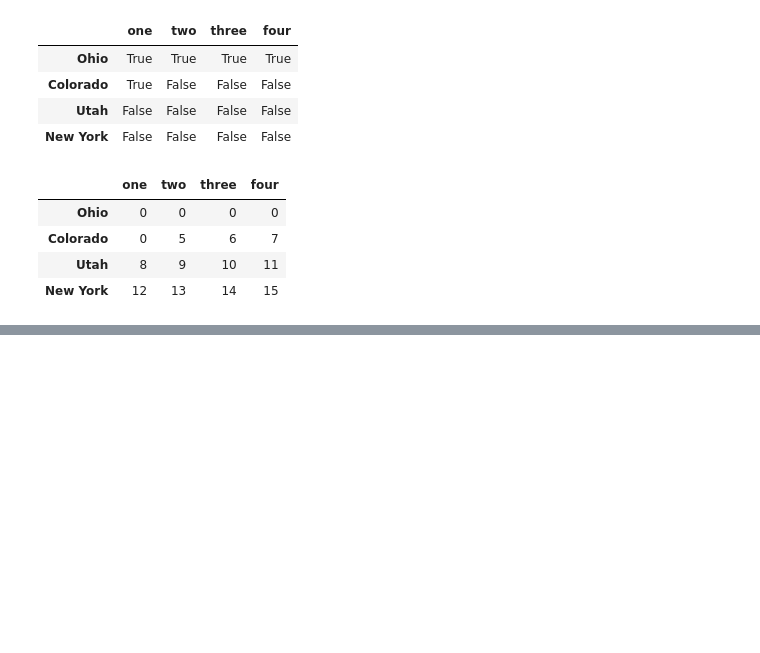
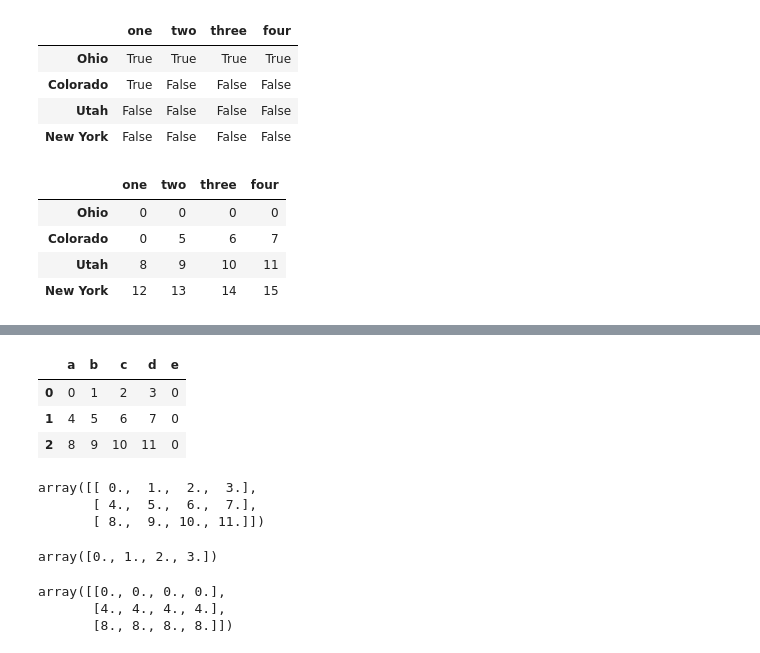
Before and after one commit to Kaiquenakao/Pandas, a Jupyter notebook: Estrutura_dados_pandas.ipynb, the cells around one changed output, grey strips where cells are left out. Drawn from its saved outputs; the diff is of its cells as text; code cells hidden in the pictures; blank space fills up the shorter version.

```diff
--- a/Estrutura_dados_pandas.ipynb
+++ b/Estrutura_dados_pandas.ipynb
@@ -1080,0 +1110,7 @@ df1.add(df2, fill_value=0) # adiciona e ignora o NaN caso não estiver em comum
+# %%
+df1.reindex(columns=df2.columns, fill_value=0)
+# %% [output]
+|  | a | b | c | d | e |
+| 0 | 0 | 1 | 2 | 3 | 0 |
+| 1 | 4 | 5 | 6 | 7 | 0 |
+| 2 | 8 | 9 | 10 | 11 | 0 |
@@ -1080,0 +1119,17 @@ df1.add(df2, fill_value=0) # adiciona e ignora o NaN caso não estiver em comum
+# %%
+arr = np.arange(12.).reshape((3, 4))
+arr
+# %% [output]
+array([[ 0.,  1.,  2.,  3.],
+       [ 4.,  5.,  6.,  7.],
+       [ 8.,  9., 10., 11.]])
+# %%
+arr[0]
+# %% [output]
+array([0., 1., 2., 3.])
+# %%
+arr - arr[0] # todos vão se subtraindo pelo arr[0] isso é chamado de broadcasting
+# %% [output]
+array([[0., 0., 0., 0.],
+       [4., 4., 4., 4.],
+       [8., 8., 8., 8.]])
```
Also changed, not shown: parts of 109 cells of this notebook.
